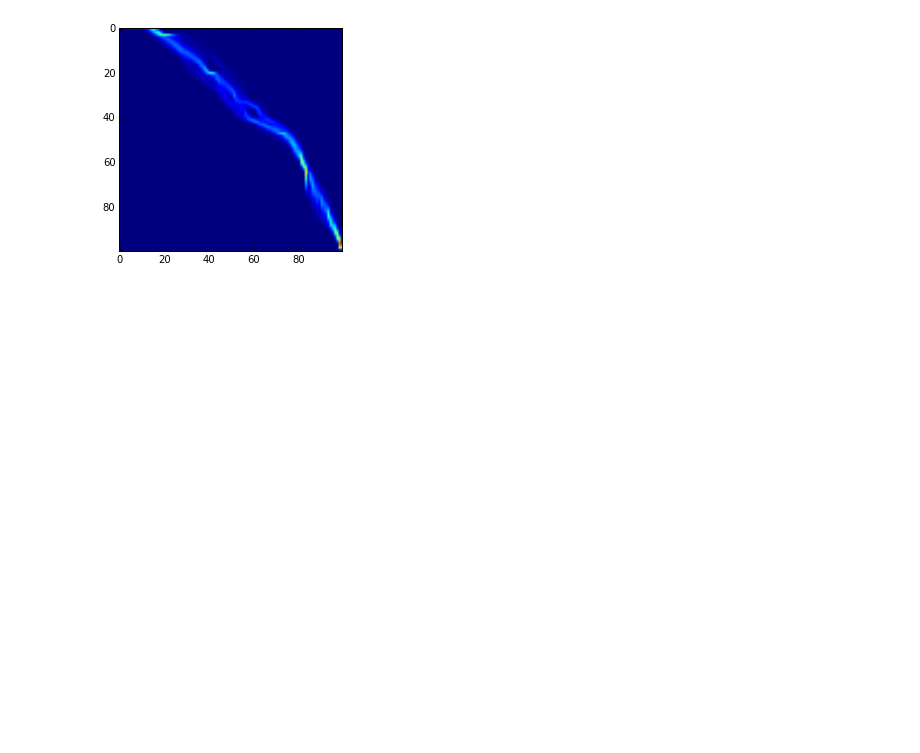
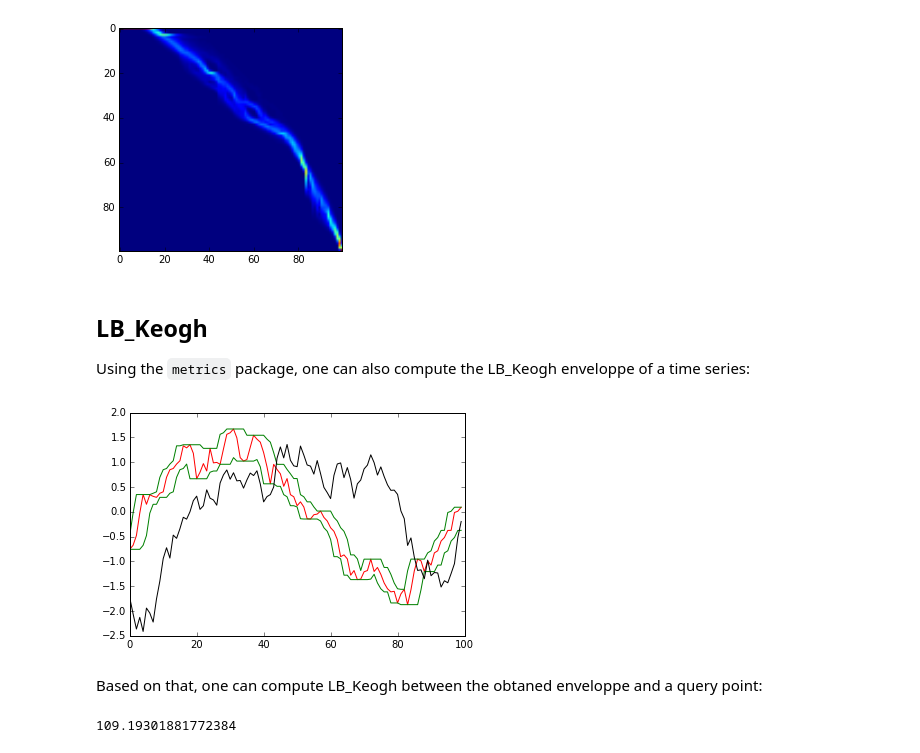
Before and after one commit to tslearn-team/tslearn, a Jupyter notebook: tslearn/docs/examples/ex_metrics.ipynb, the cells around one changed output. Cells and saved outputs as stored; diff of their text form; code cells hidden in the pictures; blank space fills up the shorter version.

Commit message:
Added LB_Keogh

```diff
--- a/tslearn/docs/examples/ex_metrics.ipynb
+++ b/tslearn/docs/examples/ex_metrics.ipynb
@@ -62,3 +62,21 @@ pylab.imshow(path);
 # %% [output]
 6.03773143406
 [figure]
+# %% [markdown]
+## LB_Keogh
+
+Using the `metrics` package, one can also compute the LB_Keogh enveloppe of a time series:
+# %%
+enveloppe_down, enveloppe_up = metrics.lb_enveloppe(dataset[0], radius=3)
+pylab.plot(numpy.arange(sz), dataset[0, :, 0], "r-")
+pylab.plot(numpy.arange(sz), enveloppe_down[:, 0], "g-")
+pylab.plot(numpy.arange(sz), enveloppe_up[:, 0], "g-")
+pylab.plot(numpy.arange(sz), dataset[1, :, 0], "k-");
+# %% [output]
+[figure, added]
+# %% [markdown]
+Based on that, one can compute LB_Keogh between the obtaned enveloppe and a query point:
+# %%
+metrics.lb_keogh(dataset[1], enveloppe_candidate=(enveloppe_down, enveloppe_up))
+# %% [output]
+109.19301881772384
```
Also changed, not shown: 6 other files.
